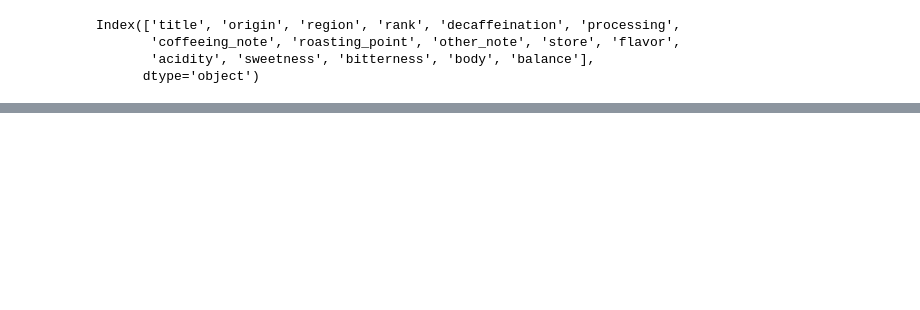
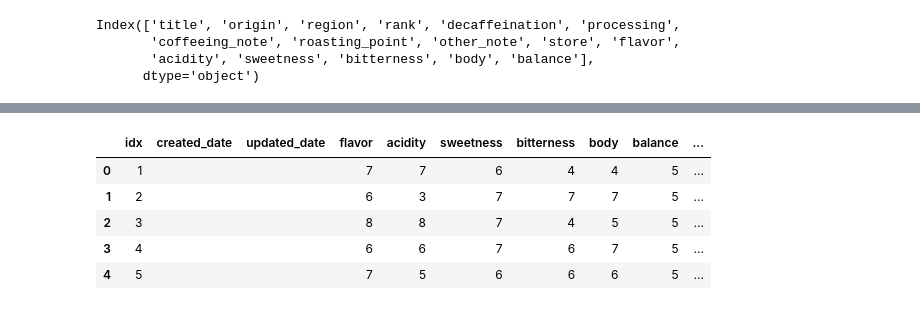
Before and after one commit to sanghyun0603/CoffeeBrew, a Jupyter notebook: server-recom/data/sql_dummy/item_bean_refine.ipynb, the cells around one changed output, grey strips where cells are left out. Saved outputs shown, nothing was run; the diff lists cells and outputs as text; code cells hidden in the pictures; blank space fills up the shorter version.

Commit message:
feat: add sql_bean_score 상품 스코어 더미 데이터 #52

```diff
--- a/server-recom/data/sql_dummy/item_bean_refine.ipynb
+++ b/server-recom/data/sql_dummy/item_bean_refine.ipynb
@@ -201,3 +208,25 @@ sql_bean_detail.head()
 # 파일 저장
 os.makedirs(DIR_SAVE_PATH, exist_ok=True)
 sql_bean_detail.to_csv(path.join(DIR_SAVE_PATH, 'sql_bean_detail.csv'), sep=',', index=False, encoding='cp949')
+# %%
+sql_bean_score = pd.DataFrame()
+sql_bean_score['idx'] = bean_data.index + 1
+sql_bean_score['created_date'] = ""
+sql_bean_score['updated_date'] = ""
+sql_bean_score['flavor'] = bean_data['flavor']
+sql_bean_score['acidity'] = bean_data['acidity']
+sql_bean_score['sweetness'] = bean_data['sweetness']
+sql_bean_score['bitterness'] = bean_data['bitterness']
+sql_bean_score['body'] = bean_data['body']
+sql_bean_score['balance'] = bean_data['balance']
+sql_bean_score['roasting_point'] = bean_data['roasting_point']
+sql_bean_score['coffeeing_note'] = bean_data['coffeeing_note']
+sql_bean_score['bean_idx'] = bean_data.index + 1
+sql_bean_score.head()
+# %% [output]
+|  | idx | created_date | updated_date | flavor | acidity | sweetness | bitterness | body | balance | ... |
+| 0 | 1 |  |  | 7 | 7 | 6 | 4 | 4 | 5 | ... |
+| 1 | 2 |  |  | 6 | 3 | 7 | 7 | 7 | 5 | ... |
+| 2 | 3 |  |  | 8 | 8 | 7 | 4 | 5 | 5 | ... |
+| 3 | 4 |  |  | 6 | 6 | 7 | 6 | 7 | 5 | ... |
+| 4 | 5 |  |  | 7 | 5 | 6 | 6 | 6 | 5 | ... |
```
Also changed, not shown: parts of 2 cells of this notebook, 1 other file.
